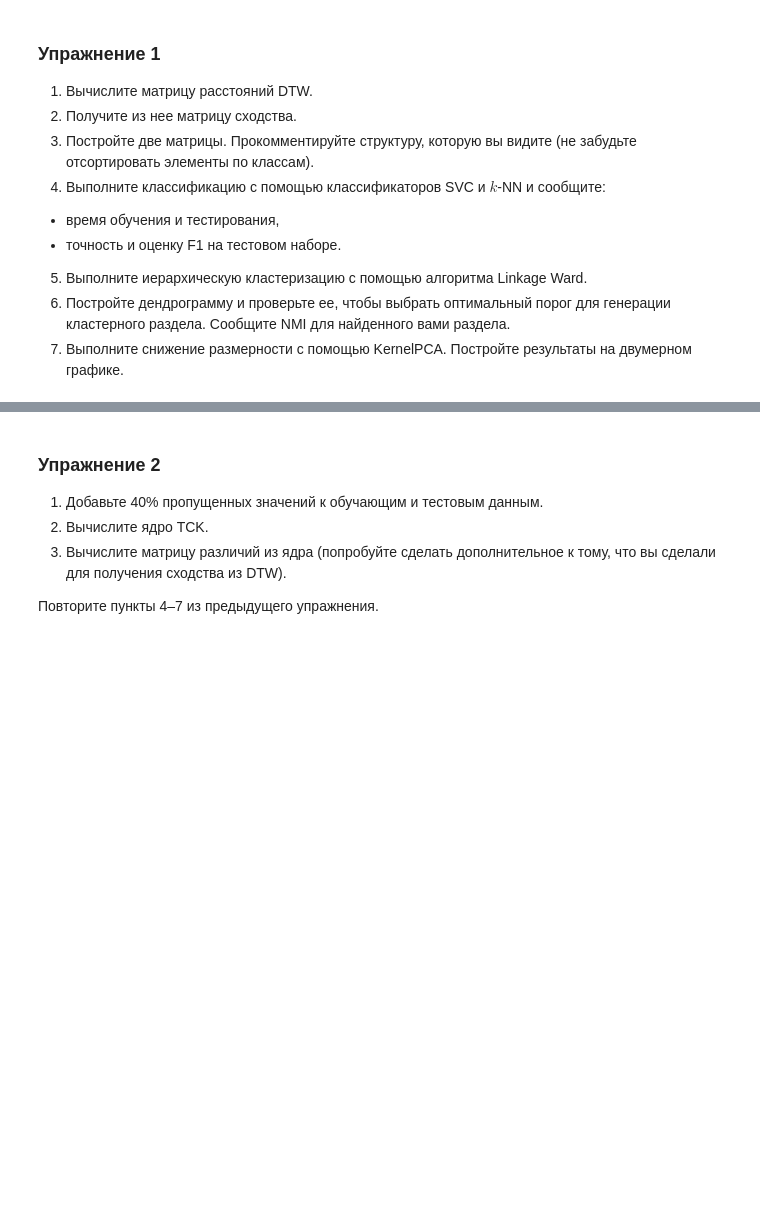
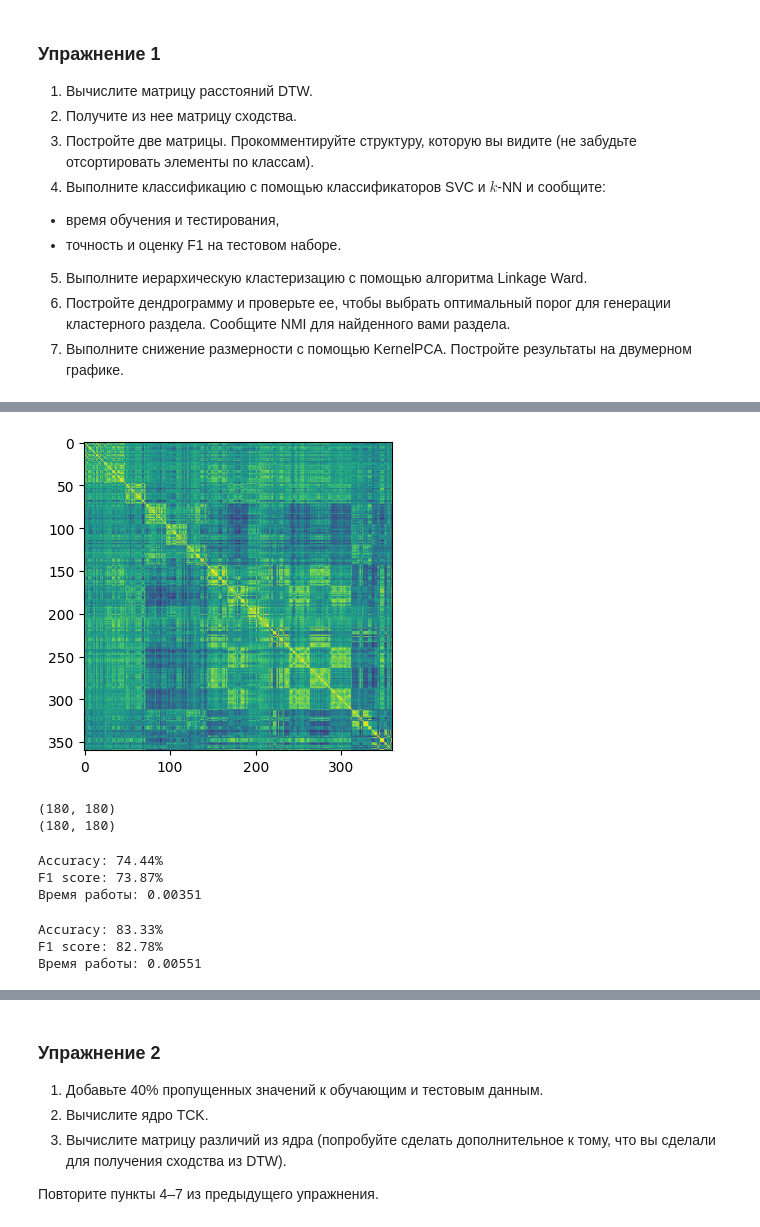
Before and after one commit to RinatHar/TimeSeries, a Jupyter notebook: 10 classification_clustering.ipynb, the cells around one changed output, grey strips where cells are left out. Drawn from its saved outputs; the diff is of its cells as text; code cells hidden in the pictures; blank space fills up the shorter version.

```diff
--- a/10 classification_clustering.ipynb
+++ b/10 classification_clustering.ipynb
@@ -1490,0 +1508,36 @@ Data shapes:
+# %%
+dtw_sim = 1.0 - dtw_dist/dtw_dist.max()
+
+# Plot the similarity matrix
+idx_sorted = np.argsort(Y[:,0])
+dtw_sim_sorted = dtw_sim[:,idx_sorted][idx_sorted,:]
+fig =  plt.figure(figsize=(4,4))
+plt.imshow(dtw_sim_sorted)
+# %% [output]
+[figure, added]
+# %%
+sim_trtr = dtw_sim[:Xtr.shape[0], :Xtr.shape[0]]
+print(sim_trtr.shape)
+
+sim_tetr = dtw_sim[Xtr.shape[0]:, :Xtr.shape[0]]
+print(sim_tetr.shape)
+# %% [output]
+(180, 180)
+(180, 180)
+# %%
+import time
+
+start_time = time.time()
+clf = svm.SVC(kernel='precomputed', C=1).fit(sim_trtr, Ytr.ravel())
+y_pred = clf.predict(sim_tetr)
+end_time = time.time()
+
+accuracy = accuracy_score(Yte.ravel(), y_pred)
+f1 = f1_score(Yte.ravel(), y_pred, average='weighted')
+print(f"Accuracy: {accuracy*100:.2f}%")
+print(f"F1 score: {f1*100:.2f}%")
+print(f"Время работы: {end_time-start_time:.5f}")
+# %% [output]
+Accuracy: 74.44%
+F1 score: 73.87%
+Время работы: 0.00351
@@ -1490,0 +1548,17 @@ Data shapes:
+# %%
+neigh = KNeighborsClassifier(n_neighbors=3, metric='precomputed') # specify k=3
+
+start_time = time.time()
+neigh.fit(dtw_trtr, Ytr.ravel())
+y_pred = neigh.predict(dtw_tetr)
+end_time = time.time()
+
+accuracy = accuracy_score(Yte.ravel(), y_pred)
+f1 = f1_score(Yte.ravel(), y_pred, average='weighted')
+print(f"Accuracy: {accuracy*100:.2f}%")
+print(f"F1 score: {f1*100:.2f}%")
+print(f"Время работы: {end_time-start_time:.5f}")
+# %% [output]
+Accuracy: 83.33%
+F1 score: 82.78%
+Время работы: 0.00551
```
Also changed, not shown: parts of 33 cells of this notebook, 4 other files.
